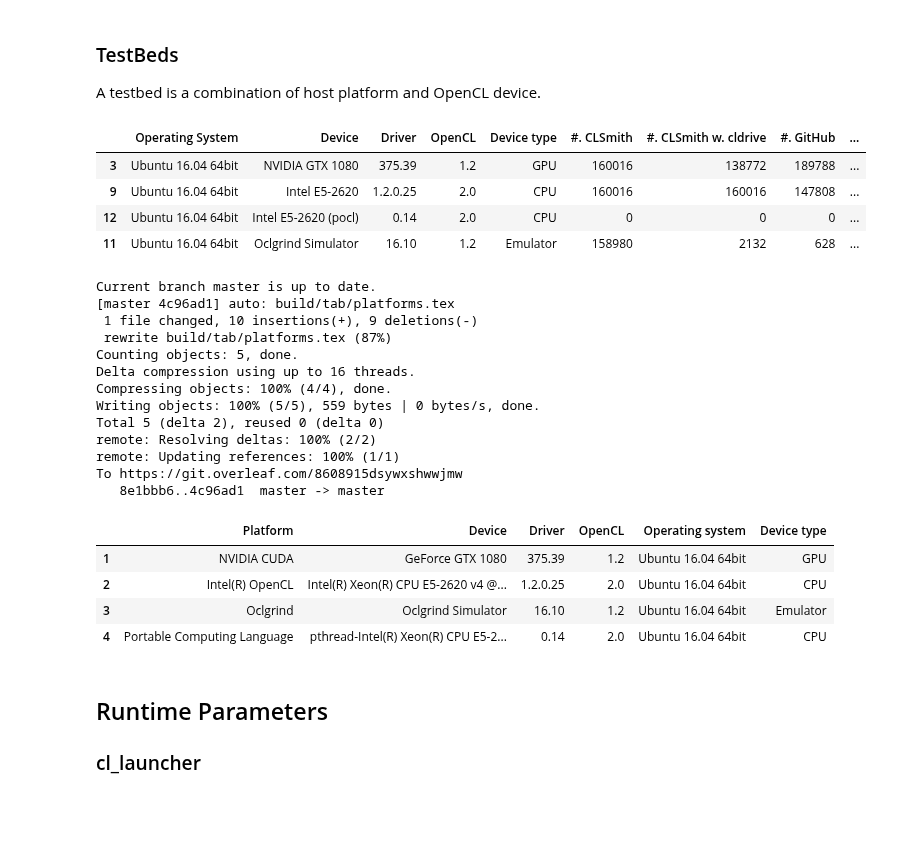
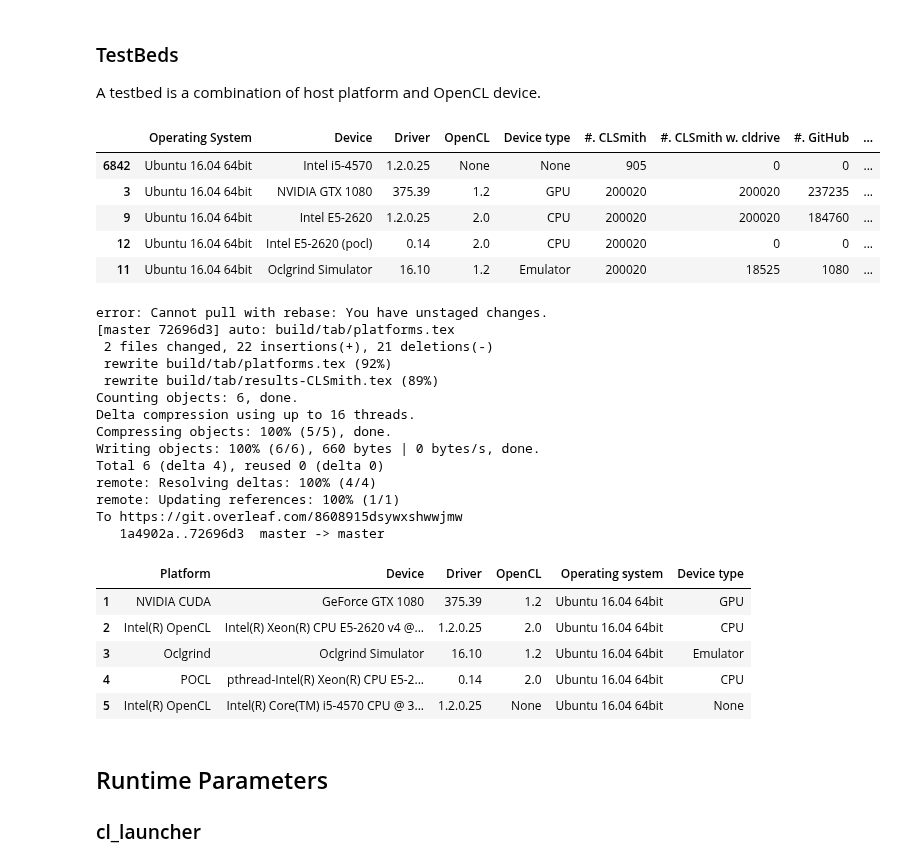
Before and after one commit to ChrisCummins/phd, a Jupyter notebook: difftest/Difftest Results.ipynb, the cells around one changed output. Cells and saved outputs as stored; diff of their text form; code cells hidden in the pictures; blank space fills up the shorter version.

Commit message:
New results

```diff
--- a/difftest/Difftest Results.ipynb
+++ b/difftest/Difftest Results.ipynb
@@ -44,35 +44,41 @@ A testbed is a combination of host platform and OpenCL device.
 # %%
 import sqlalchemy as sql
 
 DEVICES = {  # shorthand device names
     "GeForce GTX 1080": "NVIDIA GTX 1080",
     "Intel(R) Xeon(R) CPU E5-2620 v4 @ 2.10GHz": "Intel E5-2620",
     "Olcgrind Simulator": "Oclgrind",
     "pthread-Intel(R) Xeon(R) CPU E5-2620 v4 @ 2.10GHz": "Intel E5-2620 (pocl)",
+    "Intel(R) Core(TM) i5-4570 CPU @ 3.20GHz": "Intel i5-4570",
 }
 
 DRIVERS = {
-    "Oclgrind 16.10": "16.10"
+    "Oclgrind 16.10": "16.10",
+}
+
+PLATFORMS = {
+    "Portable Computing Language": "POCL",
 }
 
 q = session.query(Testbed).order_by(sql.func.field(Testbed.devtype, 'GPU', 'CPU', 'Emulator'))
 
 data = []
 for testbed in q:
     data.append(
         (testbed.id, [
             testbed.host, DEVICES.get(testbed.device, testbed.device),
             DRIVERS.get(testbed.driver, testbed.driver), testbed.opencl, testbed.devtype] +
          [session.query(t.testbed).filter(t.testbed == testbed).count() for t in TABLES]))
 i, d = zip(*data)
 testbeds = pd.DataFrame(list(d), index=i, columns=["Operating System", "Device", "Driver", "OpenCL", "Device type"] + [f"#. {t}" for t in TABLE_NAMES])
 testbeds
 # %% [output]
 |  | Operating System | Device | Driver | OpenCL | Device type | #. CLSmith | #. CLSmith w. cldrive | #. GitHub | ... |
-| 3 | Ubuntu 16.04 64bit | NVIDIA GTX 1080 | 375.39 | 1.2 | GPU | 160016 | 138772 | 189788 | ... |
-| 9 | Ubuntu 16.04 64bit | Intel E5-2620 | 1.2.0.25 | 2.0 | CPU | 160016 | 160016 | 147808 | ... |
-| 12 | Ubuntu 16.04 64bit | Intel E5-2620 (pocl) | 0.14 | 2.0 | CPU | 0 | 0 | 0 | ... |
-| 11 | Ubuntu 16.04 64bit | Oclgrind Simulator | 16.10 | 1.2 | Emulator | 158980 | 2132 | 628 | ... |
+| 6842 | Ubuntu 16.04 64bit | Intel i5-4570 | 1.2.0.25 | None | None | 905 | 0 | 0 | ... |
+| 3 | Ubuntu 16.04 64bit | NVIDIA GTX 1080 | 375.39 | 1.2 | GPU | 200020 | 200020 | 237235 | ... |
+| 9 | Ubuntu 16.04 64bit | Intel E5-2620 | 1.2.0.25 | 2.0 | CPU | 200020 | 200020 | 184760 | ... |
+| 12 | Ubuntu 16.04 64bit | Intel E5-2620 (pocl) | 0.14 | 2.0 | CPU | 200020 | 0 | 0 | ... |
+| 11 | Ubuntu 16.04 64bit | Oclgrind Simulator | 16.10 | 1.2 | Emulator | 200020 | 18525 | 1080 | ... |
 # %%
 # push LaTex to Overleaf
 !cd ~/docs/paper-project_b/ && git pull --rebase
@@ -80,7 +86,7 @@ import os
 data = []
 for testbed in session.query(Testbed):
     data.append([
-        testbed.platform, testbed.device, DRIVERS.get(testbed.driver, testbed.driver),
+        PLATFORMS.get(testbed.platform, testbed.platform), testbed.device, DRIVERS.get(testbed.driver, testbed.driver),
         testbed.opencl, testbed.host, testbed.devtype])
 table = pd.DataFrame(data, index=range(1, len(data)+1), columns=[
     "Platform", "Device", "Driver", "OpenCL", "Operating system", "Device type"])
@@ -89,24 +95,26 @@ with open(os.path.expanduser("~/docs/paper-project_b/build/tab/platforms.tex"),
 !cd ~/docs/paper-project_b/build && git add . && git commit -m "auto: build/tab/platforms.tex" && git push
 table
 # %% [output]
-Current branch master is up to date.
-[master 4c96ad1] auto: build/tab/platforms.tex
- 1 file changed, 10 insertions(+), 9 deletions(-)
- rewrite build/tab/platforms.tex (87%)
-Counting objects: 5, done.
+error: Cannot pull with rebase: You have unstaged changes.
+[master 72696d3] auto: build/tab/platforms.tex
+ 2 files changed, 22 insertions(+), 21 deletions(-)
+ rewrite build/tab/platforms.tex (92%)
+ rewrite build/tab/results-CLSmith.tex (89%)
+Counting objects: 6, done.
 Delta compression using up to 16 threads.
-Compressing objects: 100% (4/4), done.
-Writing objects: 100% (5/5), 559 bytes | 0 bytes/s, done.
-Total 5 (delta 2), reused 0 (delta 0)
-remote: Resolving deltas: 100% (2/2)
+Compressing objects: 100% (5/5), done.
+Writing objects: 100% (6/6), 660 bytes | 0 bytes/s, done.
+Total 6 (delta 4), reused 0 (delta 0)
+remote: Resolving deltas: 100% (4/4)
 remote: Updating references: 100% (1/1)
 To https://git.overleaf.com/8608915dsywxshwwjmw
-   8e1bbb6..4c96ad1  master -> master
+   1a4902a..72696d3  master -> master
 |  | Platform | Device | Driver | OpenCL | Operating system | Device type |
 | 1 | NVIDIA CUDA | GeForce GTX 1080 | 375.39 | 1.2 | Ubuntu 16.04 64bit | GPU |
 | 2 | Intel(R) OpenCL | Intel(R) Xeon(R) CPU E5-2620 v4 @... | 1.2.0.25 | 2.0 | Ubuntu 16.04 64bit | CPU |
 | 3 | Oclgrind | Oclgrind Simulator | 16.10 | 1.2 | Ubuntu 16.04 64bit | Emulator |
-| 4 | Portable Computing Language | pthread-Intel(R) Xeon(R) CPU E5-2... | 0.14 | 2.0 | Ubuntu 16.04 64bit | CPU |
+| 4 | POCL | pthread-Intel(R) Xeon(R) CPU E5-2... | 0.14 | 2.0 | Ubuntu 16.04 64bit | CPU |
+| 5 | Intel(R) OpenCL | Intel(R) Core(TM) i5-4570 CPU @ 3... | 1.2.0.25 | None | Ubuntu 16.04 64bit | None |
 # %% [markdown]
 ## Runtime Parameters
 
```
Also changed, not shown: parts of 19 cells of this notebook.
